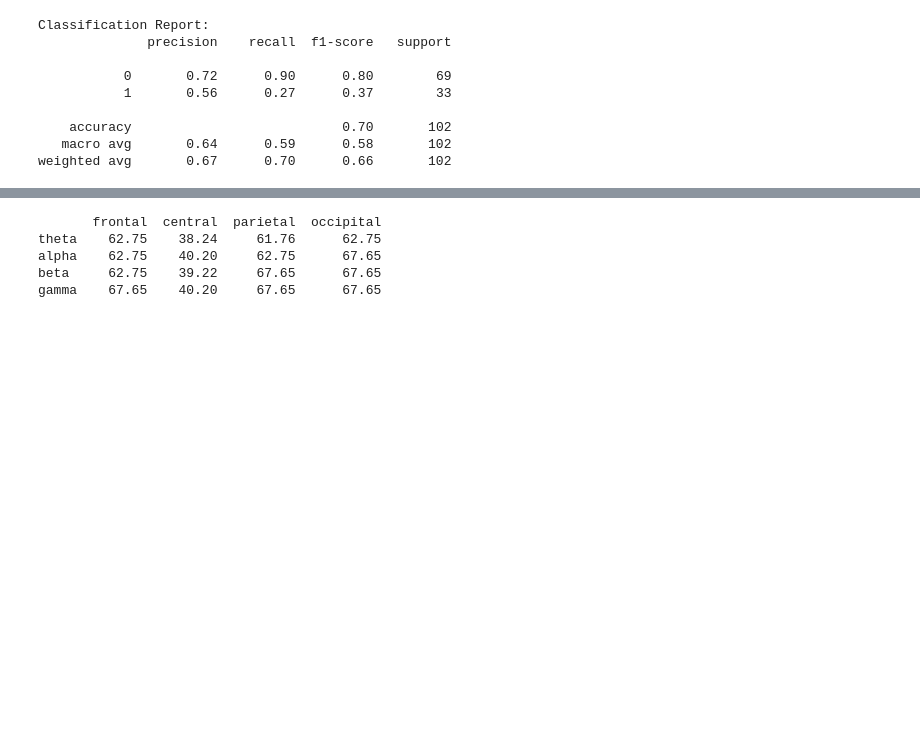
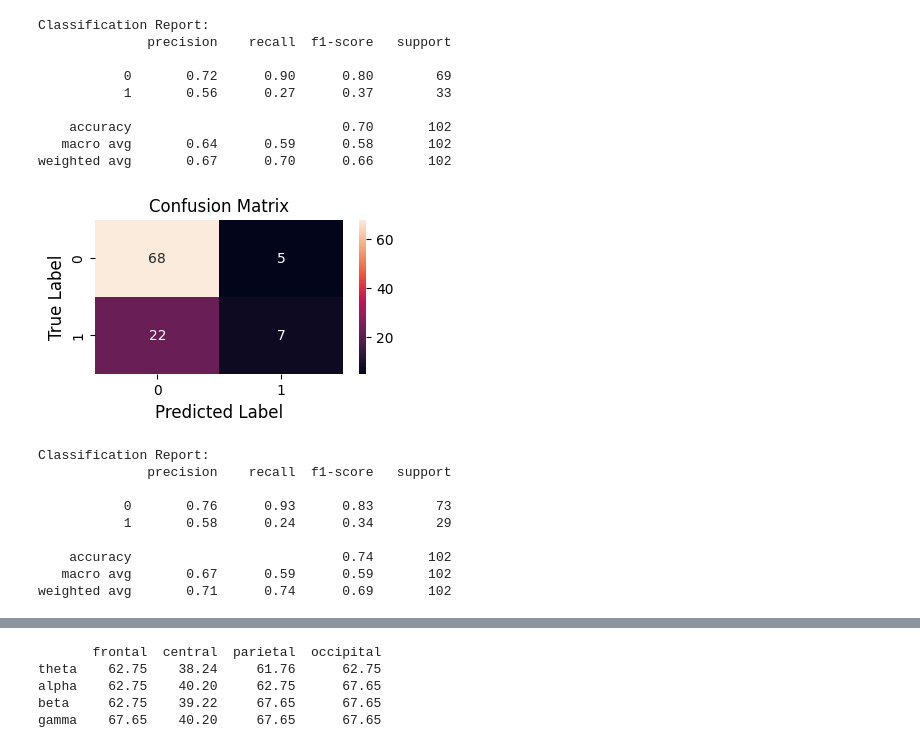
Before and after one commit to RabinSharma25/emotion-classification-using-eeg-signals, a Jupyter notebook: rabin2.ipynb, the cells around one changed output, grey strips where cells are left out. Drawn from its saved outputs; the diff is of its cells as text; code cells hidden in the pictures; blank space fills up the shorter version.

```diff
--- a/rabin2.ipynb
+++ b/rabin2.ipynb
@@ -1010,3 +1049,16 @@ Classification Report:
     accuracy                           0.70       102
    macro avg       0.64      0.59      0.58       102
 weighted avg       0.67      0.70      0.66       102
+# %%
+print_conf("alpha","occipital","LAHV","knn")
+# %% [output]
+[figure, added]
+Classification Report:
+              precision    recall  f1-score   support
+
+           0       0.76      0.93      0.83        73
+           1       0.58      0.24      0.34        29
+
+    accuracy                           0.74       102
+   macro avg       0.67      0.59      0.59       102
+weighted avg       0.71      0.74      0.69       102
```
Also changed, not shown: parts of 66 cells of this notebook.
